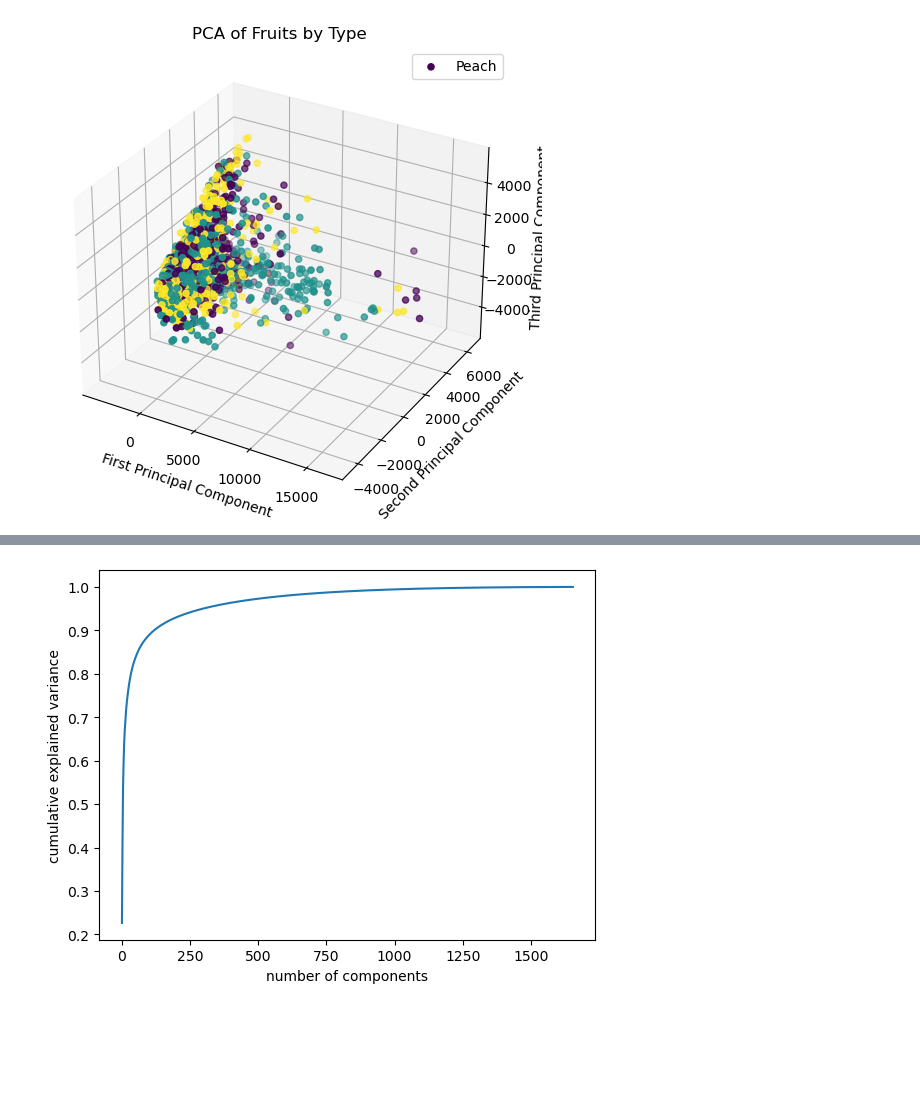
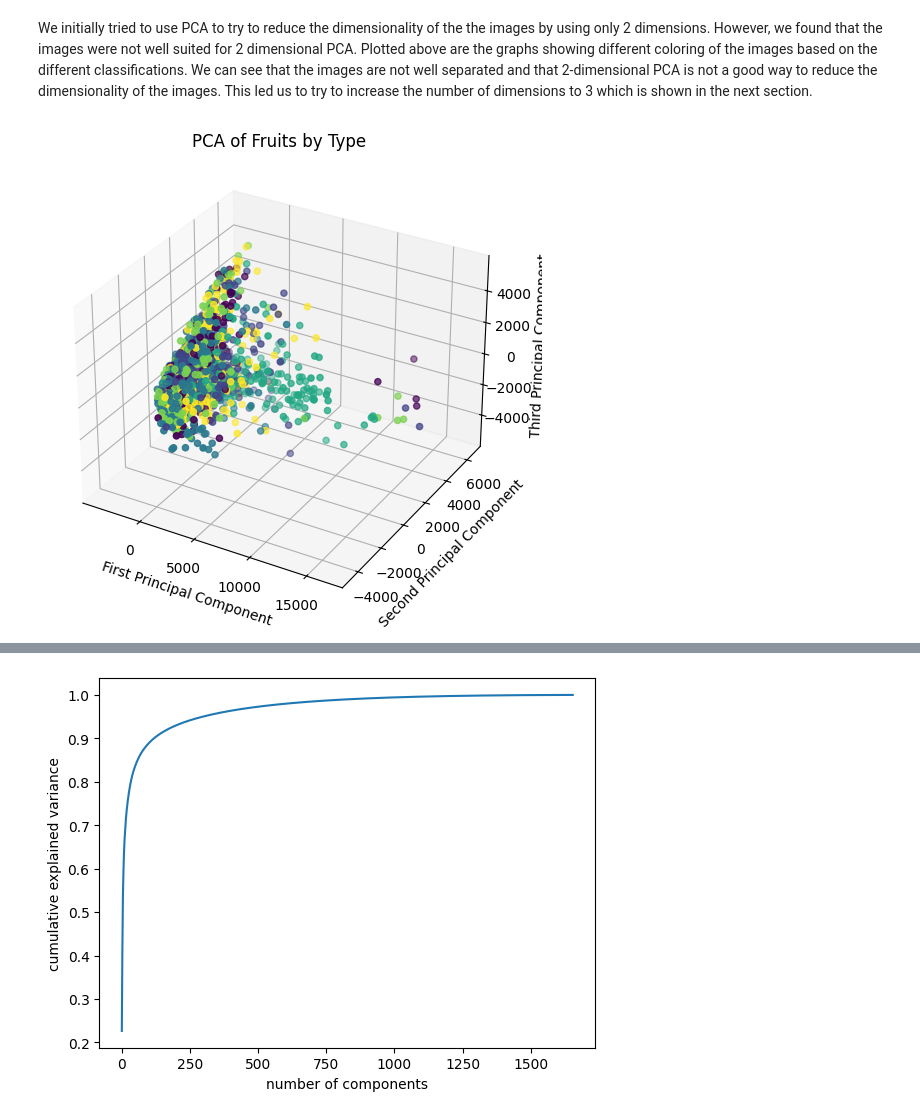
Before and after one commit to QuinnMatthews/MLinPyNotebooks, a Jupyter notebook: Lab Two/LabTwo.ipynb, the cells around one changed output, grey strips where cells are left out. Saved outputs shown, nothing was run; the diff lists cells and outputs as text; code cells hidden in the pictures; blank space fills up the shorter version.

```diff
--- a/Lab Two/LabTwo.ipynb
+++ b/Lab Two/LabTwo.ipynb
@@ -101,31 +118,29 @@ plt.show()
+# %% [markdown]
+We initially tried to use PCA to try to reduce the dimensionality of the the images by using only 2 dimensions. However, we found that the images were not well suited for 2 dimensional PCA. Plotted above are the graphs showing different coloring of the images based on the different classifications. We can see that the images are not well separated and that 2-dimensional PCA is not a good way to reduce the dimensionality of the images. This led us to try to increase the number of dimensions to 3 which is shown in the next section.
 # %%
 # PCA with 3 components
 pca = PCA(n_components=3)
 pca.fit(data_set)
 data_set_pca = pca.transform(data_set)
 
 # Plot the PCA
 from mpl_toolkits.mplot3d import Axes3D
 
 fig = plt.figure(figsize=(8, 6))
 ax = fig.add_subplot(111, projection='3d')
 
 ax.scatter(data_set_pca[:, 0],
            data_set_pca[:, 1],
            data_set_pca[:, 2],
-           c=[0 if x[1] == 'peach' else 1 if x[1] == 'pomegranate' else 2 for x in dataset_target]
-           )
+           c=[0 if x[0] == 'fresh' and x[1] == 'peach' else 1 if x[0] == 'rotten' and x[1] == 'peach' else 2 if x[0] == 'fresh' and x[1] == 'pomegranate' else 3 if x[0] == 'rotten' and x[1] == 'pomegranate' else 4 if x[0] == 'fresh' and x[1] == 'strawberry' else 5 for x in dataset_target])
 
 
 ax.set_xlabel('First Principal Component')
 ax.set_ylabel('Second Principal Component')
 ax.set_zlabel('Third Principal Component')
 
-# Set the legend
-ax.legend(['Peach', 'Pomegranate', 'Strawberry'])
-
 plt.title('PCA of Fruits by Type')
 
 plt.show()
 # %% [output]
-[figure, old version]
+[figure, new version]
```
Also changed, not shown: parts of 15 cells of this notebook.
